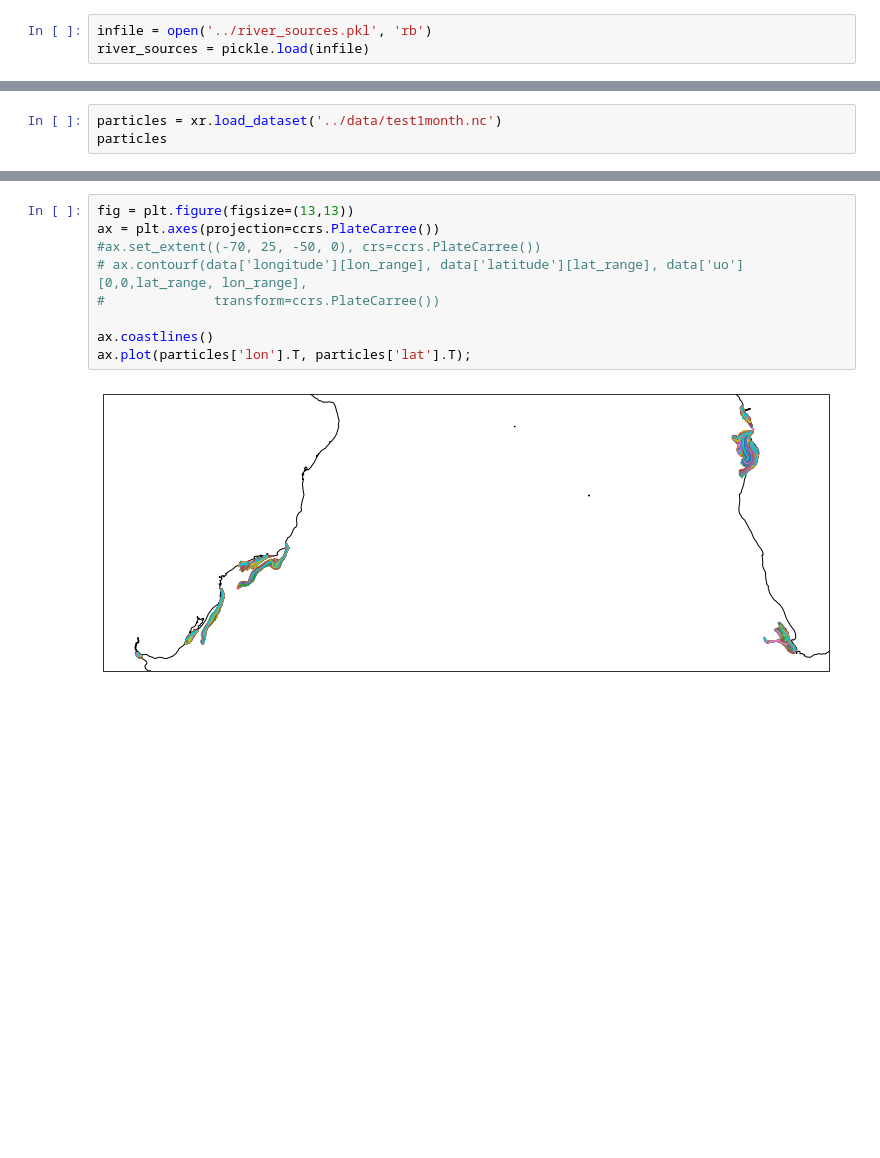
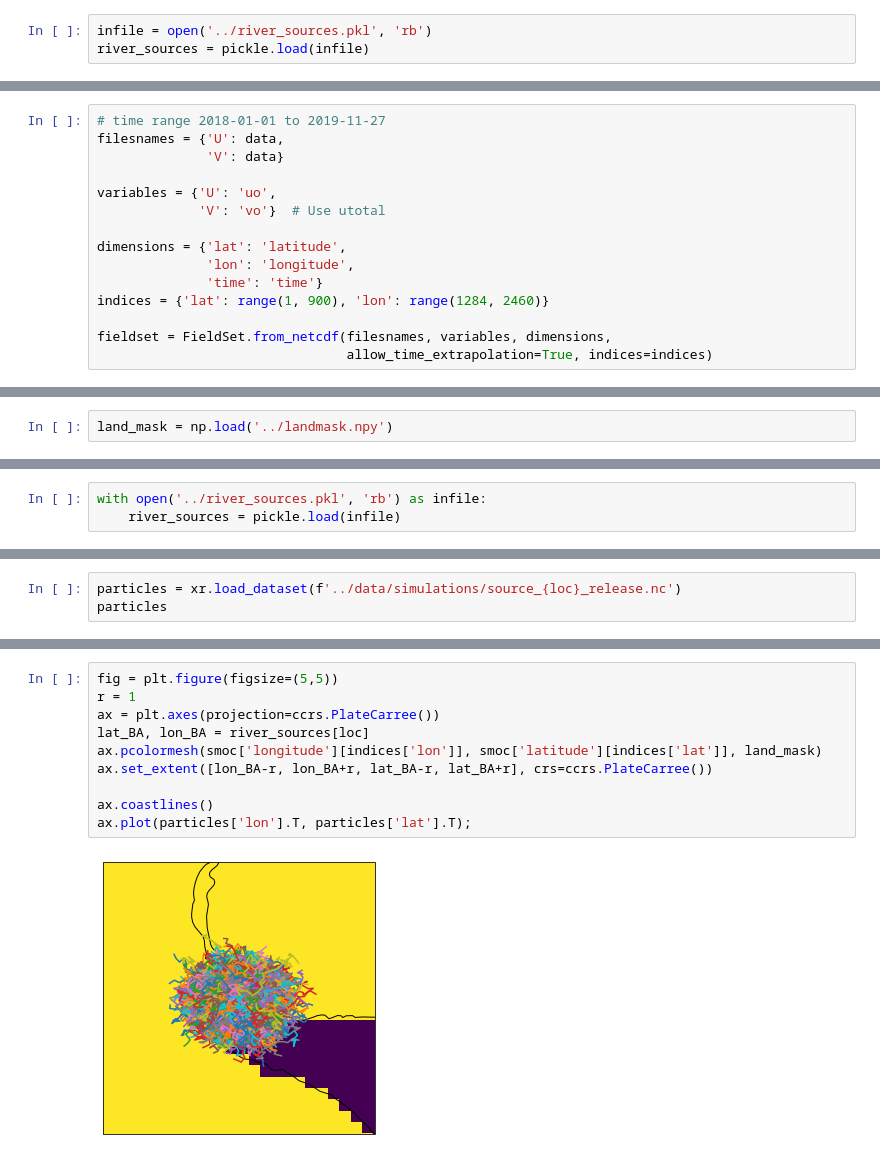
Before and after one commit to OceanParcels/BayesianAnalysis_SouthAtlantic, a Jupyter notebook: notebooks/model_setup.ipynb, the cells around one changed output, grey strips where cells are left out. Saved outputs shown, nothing was run; the diff lists cells and outputs as text; blank space fills up the shorter version.

Commit message:
add landmask and do local tests for beaching kernel

```diff
--- a/notebooks/model_setup.ipynb
+++ b/notebooks/model_setup.ipynb
@@ -81,0 +76,15 @@ ax.coastlines()
+# %%
+# time range 2018-01-01 to 2019-11-27
+filesnames = {'U': data,
+              'V': data}
+
+variables = {'U': 'uo',
+             'V': 'vo'}  # Use utotal
+
+dimensions = {'lat': 'latitude',
+              'lon': 'longitude',
+              'time': 'time'}
+indices = {'lat': range(1, 900), 'lon': range(1284, 2460)}
+
+fieldset = FieldSet.from_netcdf(filesnames, variables, dimensions,
+                                allow_time_extrapolation=True, indices=indices)
@@ -81,0 +104,2 @@ ax.coastlines()
+# %%
+land_mask = np.load('../landmask.npy')
@@ -81,0 +117,3 @@ ax.coastlines()
+# %%
+with open('../river_sources.pkl', 'rb') as infile:
+    river_sources = pickle.load(infile)
@@ -82,5 +178,5 @@ ax.coastlines()
 # %%
-particles = xr.load_dataset('../data/test1month.nc')
+particles = xr.load_dataset(f'../data/simulations/source_{loc}_release.nc')
 particles
 # %% [output]
 <xarray.Dataset>
@@ -101,11 +218,12 @@ Attributes:
 # %%
-fig = plt.figure(figsize=(13,13))
+fig = plt.figure(figsize=(5,5))
+r = 1
 ax = plt.axes(projection=ccrs.PlateCarree())
-#ax.set_extent((-70, 25, -50, 0), crs=ccrs.PlateCarree())
-# ax.contourf(data['longitude'][lon_range], data['latitude'][lat_range], data['uo'][0,0,lat_range, lon_range],
-#              transform=ccrs.PlateCarree())
+lat_BA, lon_BA = river_sources[loc]
+ax.pcolormesh(smoc['longitude'][indices['lon']], smoc['latitude'][indices['lat']], land_mask)
+ax.set_extent([lon_BA-r, lon_BA+r, lat_BA-r, lat_BA+r], crs=ccrs.PlateCarree())
 
 ax.coastlines()
 ax.plot(particles['lon'].T, particles['lat'].T);
 # %% [output]
-[figure, old version]
+[figure, new version]
```
Also changed, not shown: parts of 24 cells of this notebook, 4 other files.
